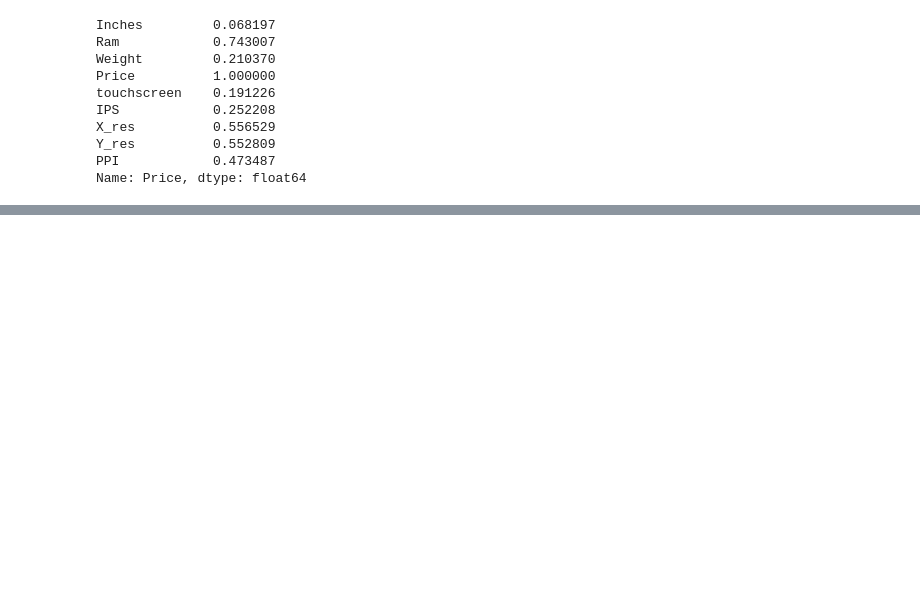
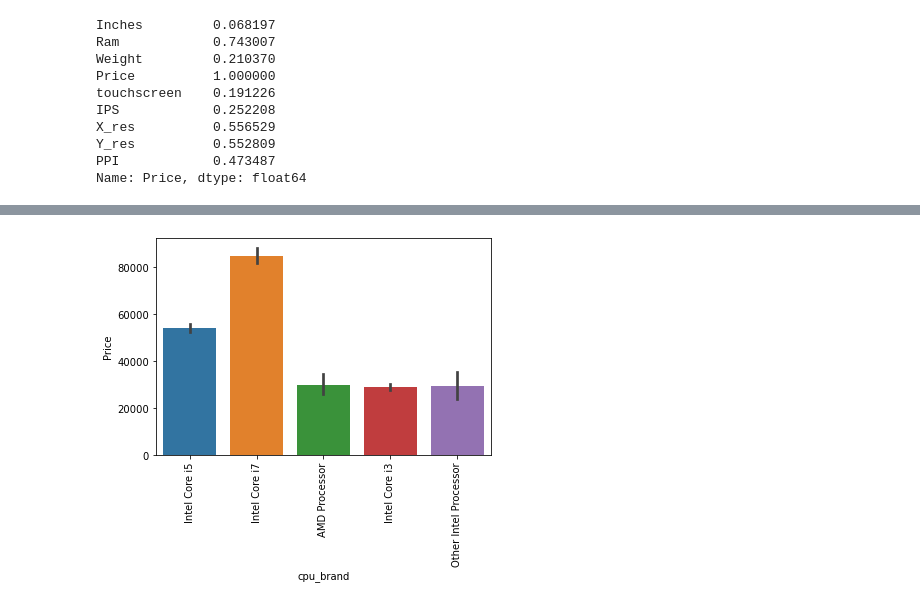
Before and after one commit to Prateekbangwal/laptop_price_prediction, a Jupyter notebook: data_eda.ipynb, the cells around one changed output, grey strips where cells are left out. Drawn from its saved outputs; the diff is of its cells as text; code cells hidden in the pictures; blank space fills up the shorter version.

```diff
--- a/data_eda.ipynb
+++ b/data_eda.ipynb
@@ -388,0 +446,6 @@ Name: Cpu, Length: 118, dtype: int64
+# %%
+sns.barplot(x=df['cpu_brand'], y=df['Price'])
+plt.xticks(rotation = 'vertical')
+plt.show()
+# %% [output]
+[figure, added]
```
Also changed, not shown: parts of 53 cells of this notebook, 1 other file.
